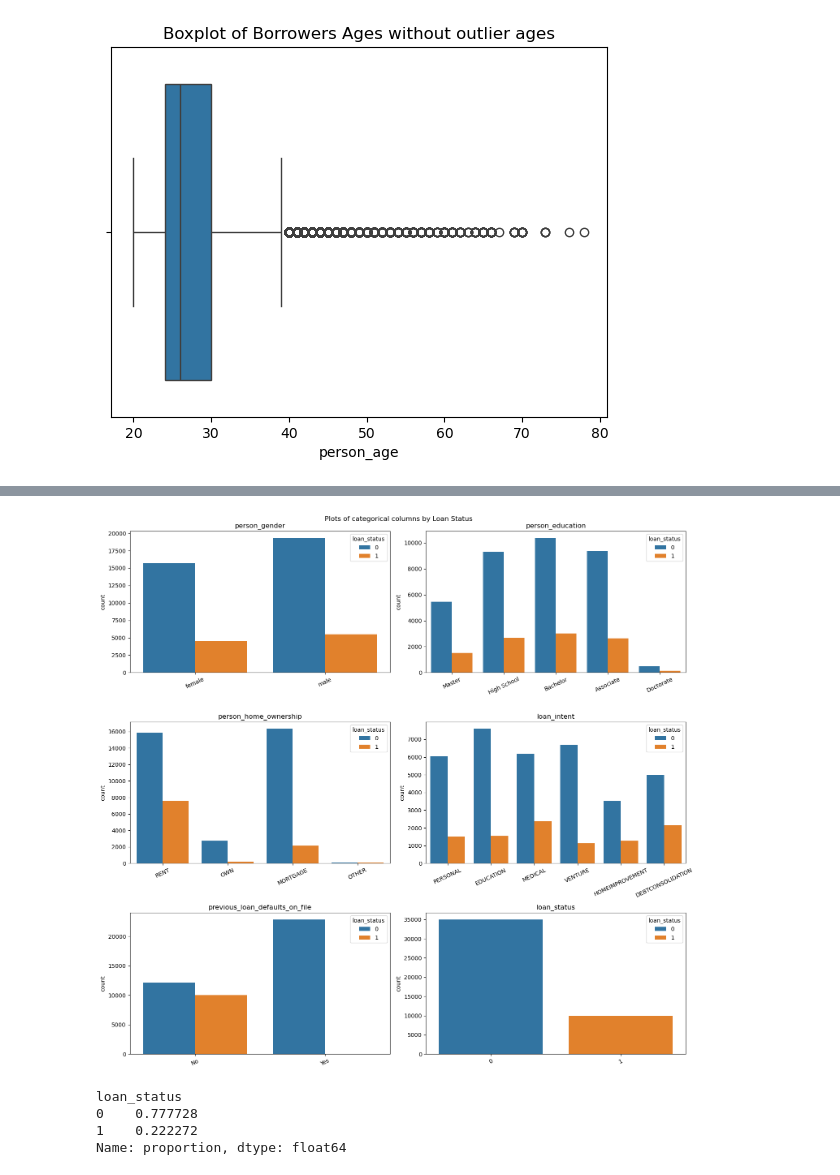
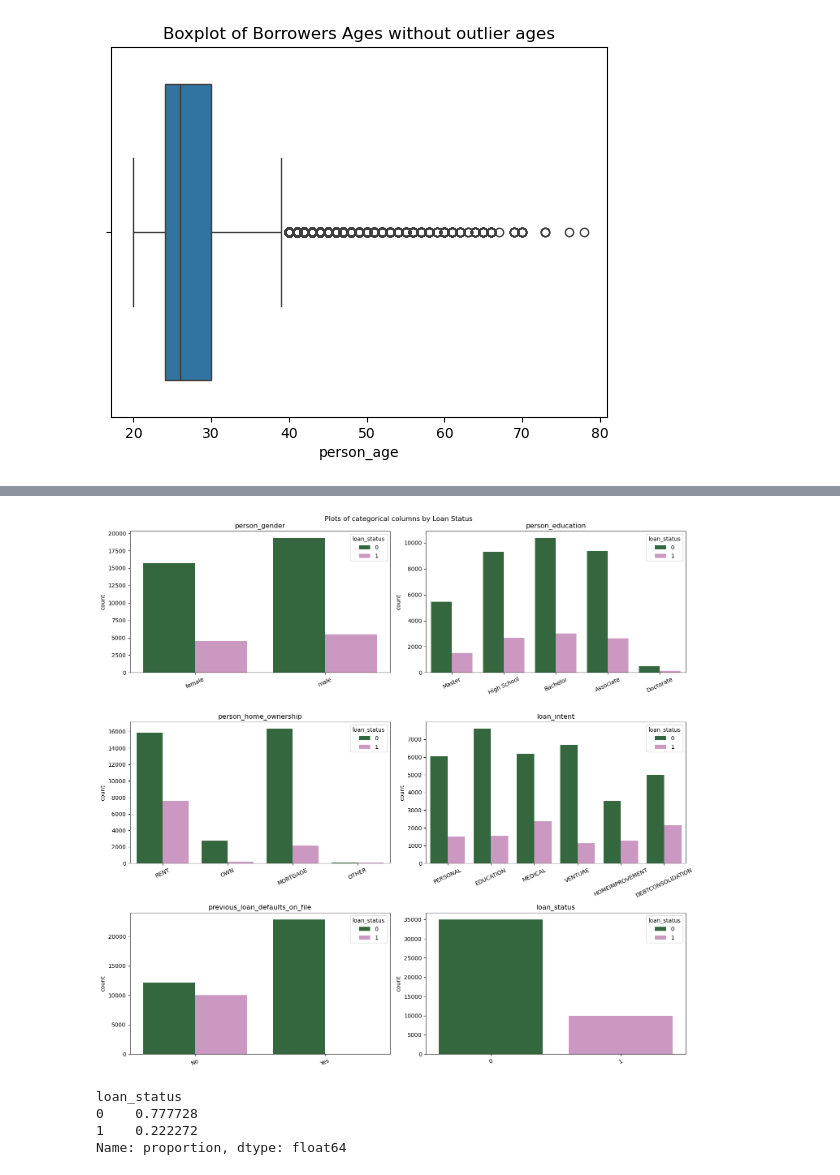
Before and after one commit to DevMohdFaiz/Loan-Default-Prediction, a Jupyter notebook: loan_notebook_update.ipynb, the cells around one changed output, grey strips where cells are left out. Drawn from its saved outputs; the diff is of its cells as text; code cells hidden in the pictures.

```diff
--- a/loan_notebook_update.ipynb
+++ b/loan_notebook_update.ipynb
@@ -141,7 +153,7 @@ ax = ax.flatten()
 fig.suptitle('Plots of categorical columns')
 # plt.tight_layout()
 for i, col in enumerate(loan[categorical_cols].columns):
-  sns.countplot(loan[categorical_cols], x=col, ax=ax[i])
+  sns.countplot(loan[categorical_cols], x=col, ax=ax[i], palette='cubehelix')
   plt.xticks(rotation=45)
   ax[i].set_title(col)
   ax[i].set_xlabel('')
@@ -156,21 +168,21 @@ for j in range(i + 1, len(ax)):
 # %%
 fig, ax = plt.subplots(nrows=3, ncols=math.ceil(len(loan[categorical_cols].columns)/3), figsize=(15, 14))
 ax = ax.flatten()
 fig.suptitle('Plots of categorical columns by Loan Status')
 # plt.tight_layout()
 for i, col in enumerate(loan[categorical_cols].columns):
-  sns.countplot(loan[categorical_cols], x=col, ax=ax[i], hue='loan_status')
+  sns.countplot(loan[categorical_cols], x=col, ax=ax[i], hue='loan_status', palette='cubehelix')
   plt.xticks(rotation=45)
   ax[i].set_title(col)
   ax[i].set_xlabel('')
   ax[i].tick_params(axis= 'x', rotation=25)
 plt.tight_layout();
 
 #remove unused plots
 for j in range(i + 1, len(ax)):
     fig.delaxes(ax[j])
 # %% [output]
-[figure, old version]
+[figure, new version]
 # %%
 ### Plot of loan status
 ## The vast majority of customers in our dataset didn't default on their loans. we have about 3.5x more non-defaulters which gives us a class imbalance
```
Also changed, not shown: parts of 22 cells of this notebook.
